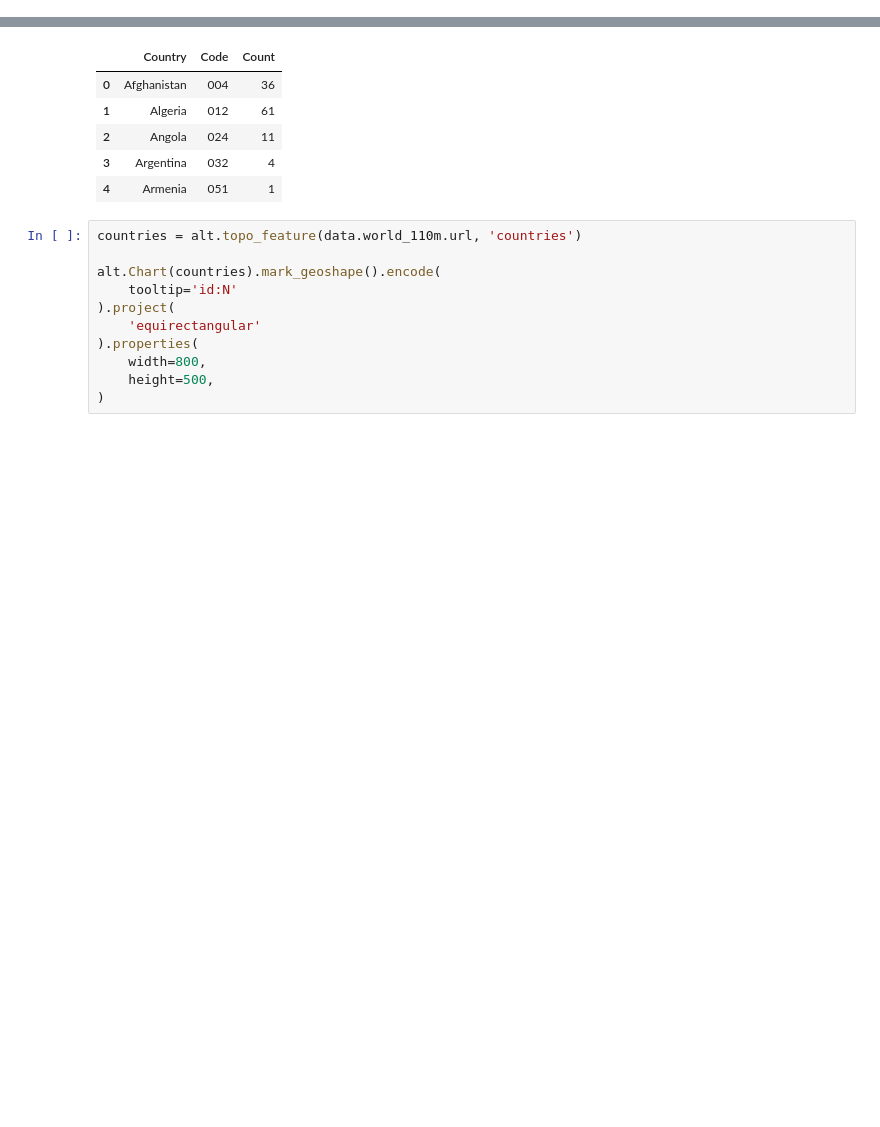
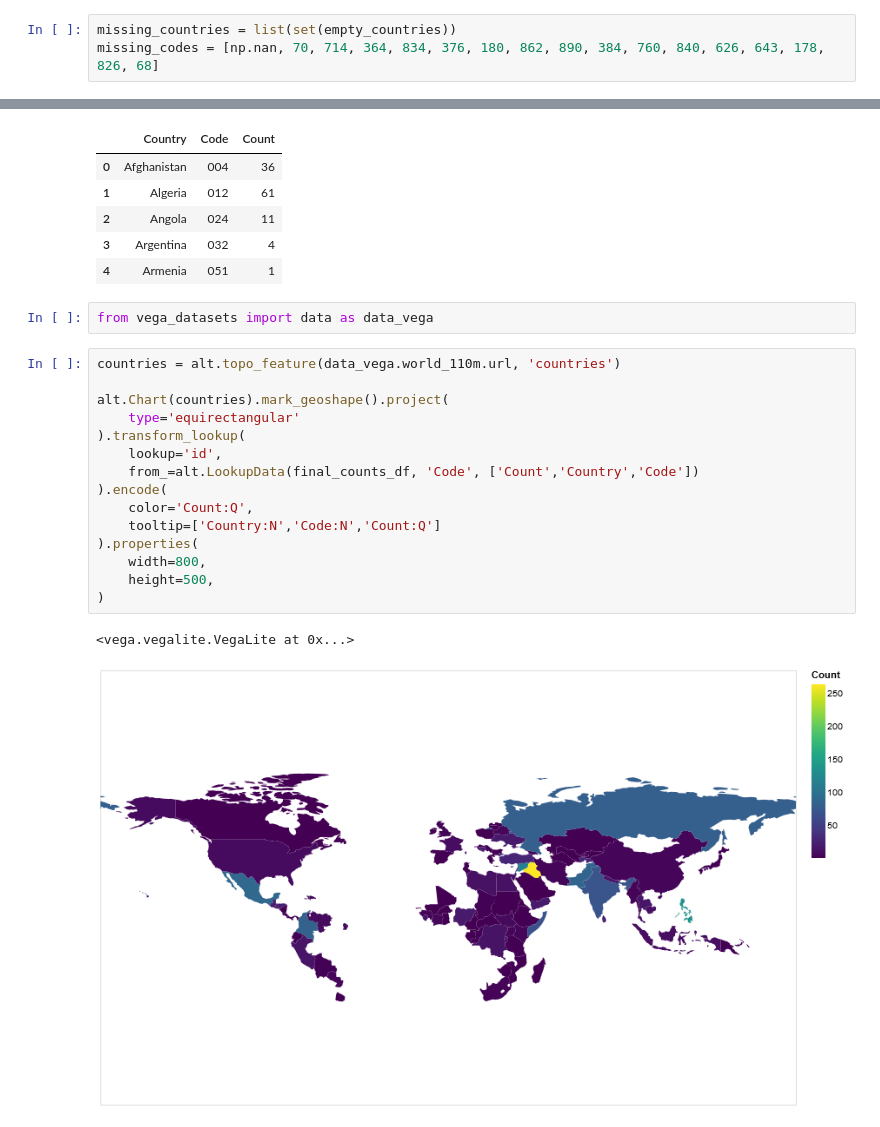
Before and after one commit to seashiva94/data_viz_project, a Jupyter notebook: maps.ipynb, the cells around one changed output, grey strips where cells are left out. Saved outputs shown, nothing was run; the diff lists cells and outputs as text; blank space fills up the shorter version.

Commit message:
death counts per coutry map

```diff
--- a/maps.ipynb
+++ b/maps.ipynb
@@ -112,3 +99,6 @@ missing_codes = [68, 70, 178, 626, 364, 376, 384, 178, 643, 760, 834, 826, 840,
+# %%
+missing_countries = list(set(empty_countries))
+missing_codes = [np.nan, 70, 714, 364, 834, 376, 180, 862, 890, 384, 760, 840, 626, 643, 178, 826, 68]
 # %%
 len(missing_codes) == len(missing_countries)
 # %% [output]
@@ -169,14 +159,23 @@ final_counts_df.head()
 | 2 | Angola | 024 | 11 |
 | 3 | Argentina | 032 | 4 |
 | 4 | Armenia | 051 | 1 |
+# %%
+from vega_datasets import data as data_vega
 # %%
-countries = alt.topo_feature(data.world_110m.url, 'countries')
+countries = alt.topo_feature(data_vega.world_110m.url, 'countries')
 
-alt.Chart(countries).mark_geoshape().encode(
-    tooltip='id:N'
-).project(
-    'equirectangular'
+alt.Chart(countries).mark_geoshape().project(
+    type='equirectangular'
+).transform_lookup(
+    lookup='id',
+    from_=alt.LookupData(final_counts_df, 'Code', ['Count','Country','Code'])
+).encode(
+    color='Count:Q',
+    tooltip=['Country:N','Code:N','Count:Q']
 ).properties(
     width=800,
     height=500,
 )
+# %% [output]
+<vega.vegalite.VegaLite at 0x...>
+[figure, added]
```
Also changed, not shown: parts of 19 cells of this notebook.
